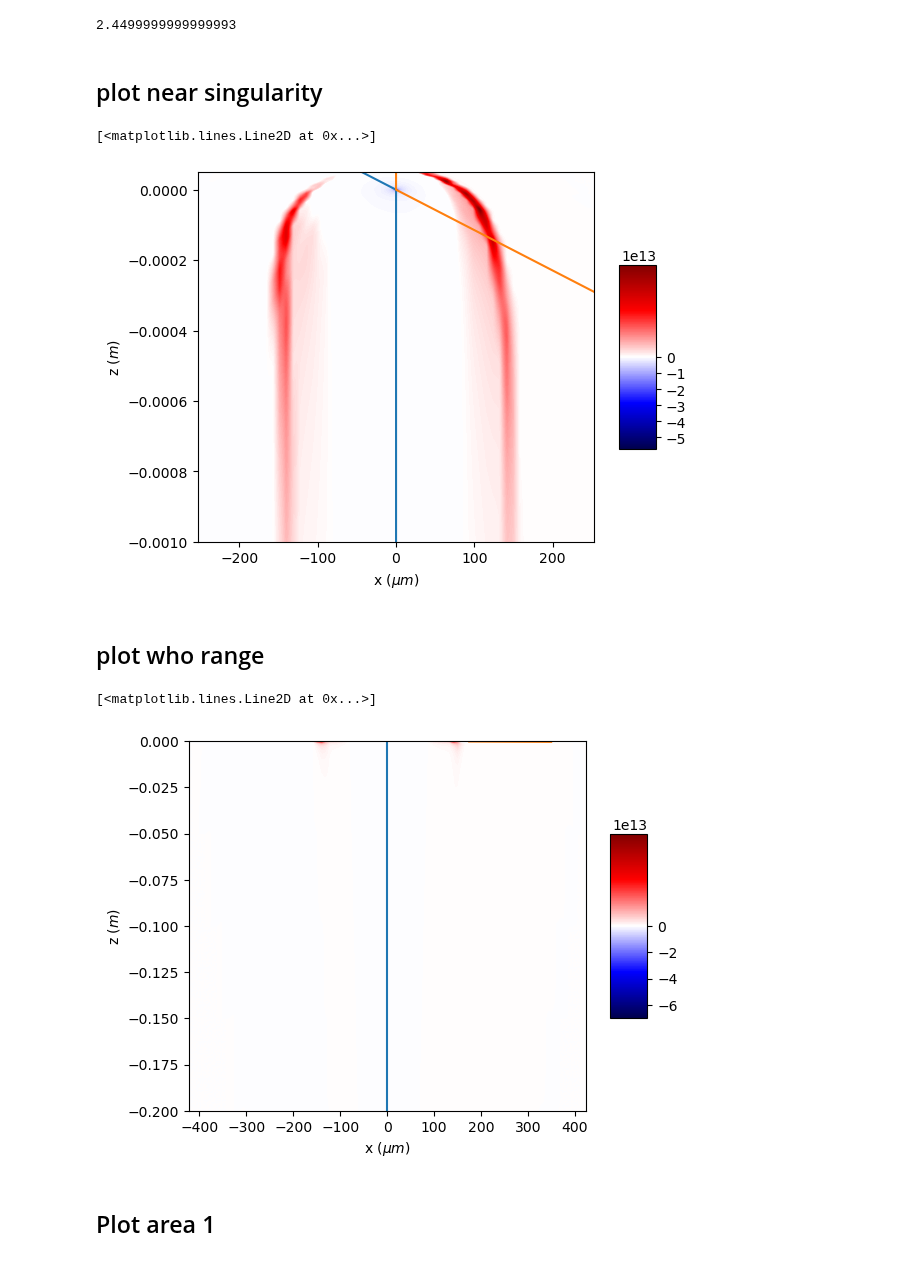
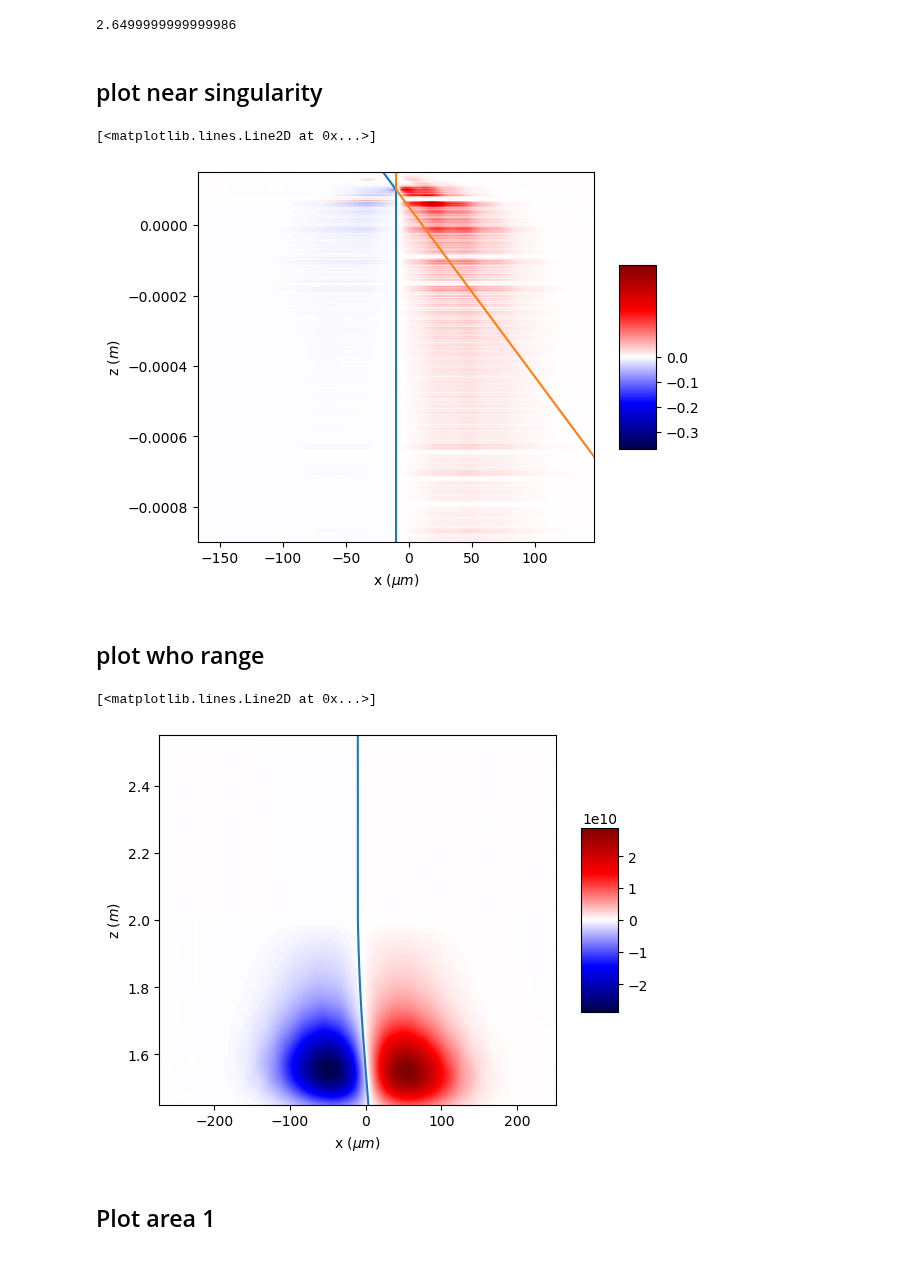
Before and after one commit to slaclab/pyDFCSR, a Jupyter notebook: pyDFCSR_2D/test_localization.ipynb, the cells around one changed output. Saved outputs shown, nothing was run; the diff lists cells and outputs as text; code cells hidden in the pictures.

```diff
--- a/pyDFCSR_2D/test_localization.ipynb
+++ b/pyDFCSR_2D/test_localization.ipynb
@@ -24,3 +32,3 @@ DtestCSR.CSR_params.compute_CSR = 0
 # %%
-DtestCSR.run(stop_time  = 2.5)
+DtestCSR.run(stop_time  = 2.6)
 # %% [output]
@@ -44,10 +53,10 @@ Statistics written to  G:\My Drive\Stanford\research\FEL\CSR\pyDFCSR\pyDFCSR_2D\
 # %%
 t = DtestCSR.beam.position
 print(t)
-s  = t -0*DtestCSR.beam.sigma_z
+s  = t +2*DtestCSR.beam.sigma_z
 x = (s-t)*DtestCSR.beam.slope[0]
 # %% [output]
-2.4499999999999993
+2.6499999999999986
 # %% [markdown]
 ## plot near singularity
 # %%
@@ -58,7 +67,11 @@ xR = x + 3*sigx
 xp = np.linspace(xL, xR, 1000)
 [xp_mesh, sp_mesh] = np.meshgrid(xp, sp, indexing='ij')
 
+
+
+
 xp1, xp2 = DtestCSR.get_localization(x = x, s = s, t = t, sp = sp)
+
 
 sp1 = sp[(xp1<=xR)&(xL<=xp1)]
 xp1 = xp1[(xp1<=xR)&(xL<=xp1)]
@@ -71,30 +84,31 @@ ax.plot(xp1*1e6, (sp1 - t))
 ax.plot(xp2*1e6, (sp2 - t))
 # %% [output]
 [<matplotlib.lines.Line2D at 0x...>]
-[figure, old version]
+[figure, new version]
 # %% [markdown]
 ## plot who range
 # %%
-sp = np.linspace(s- 0.2, s + 0.0, 1000)
+sp = np.linspace(s-1.2, s -0.1, 1000)
 sigx = DtestCSR.beam.sigma_x
 xL = x -5*sigx
 xR = x + 5*sigx
 xp = np.linspace(xL, xR, 1000)
 [xp_mesh, sp_mesh] = np.meshgrid(xp, sp, indexing='ij')
 
 xp1, xp2 = DtestCSR.get_localization(x = x, s = s, t = t, sp = sp)
 
+
 sp1 = sp[(xp1<=xR)&(xL<=xp1)]
 xp1 = xp1[(xp1<=xR)&(xL<=xp1)]
 
 sp2 = sp[(xp2<=xR)&(xL<=xp2)]
 xp2 = xp2[(xp2<=xR)&(xL<=xp2)]
 CSR_integrand_z, CSR_integrand_x = DtestCSR.get_CSR_integrand(s = s, t = t, x = x, xp = xp_mesh, sp = sp_mesh)
-ax = plot_2D_contour(x = xp*1e6, y = (sp-t), z = CSR_integrand_z.T)
-ax.plot(xp1*1e6, (sp1 - t))
-ax.plot(xp2*1e6, (sp2 - t))
+ax = plot_2D_contour(x = xp*1e6, y = (sp), z = CSR_integrand_z.T)
+ax.plot(xp1*1e6, (sp1 ))
+ax.plot(xp2*1e6, (sp2 ))
 # %% [output]
 [<matplotlib.lines.Line2D at 0x...>]
-[figure, old version]
+[figure, new version]
 # %% [markdown]
 ## Plot area 1
```
Also changed, not shown: parts of 7 cells of this notebook, 3 other files.
